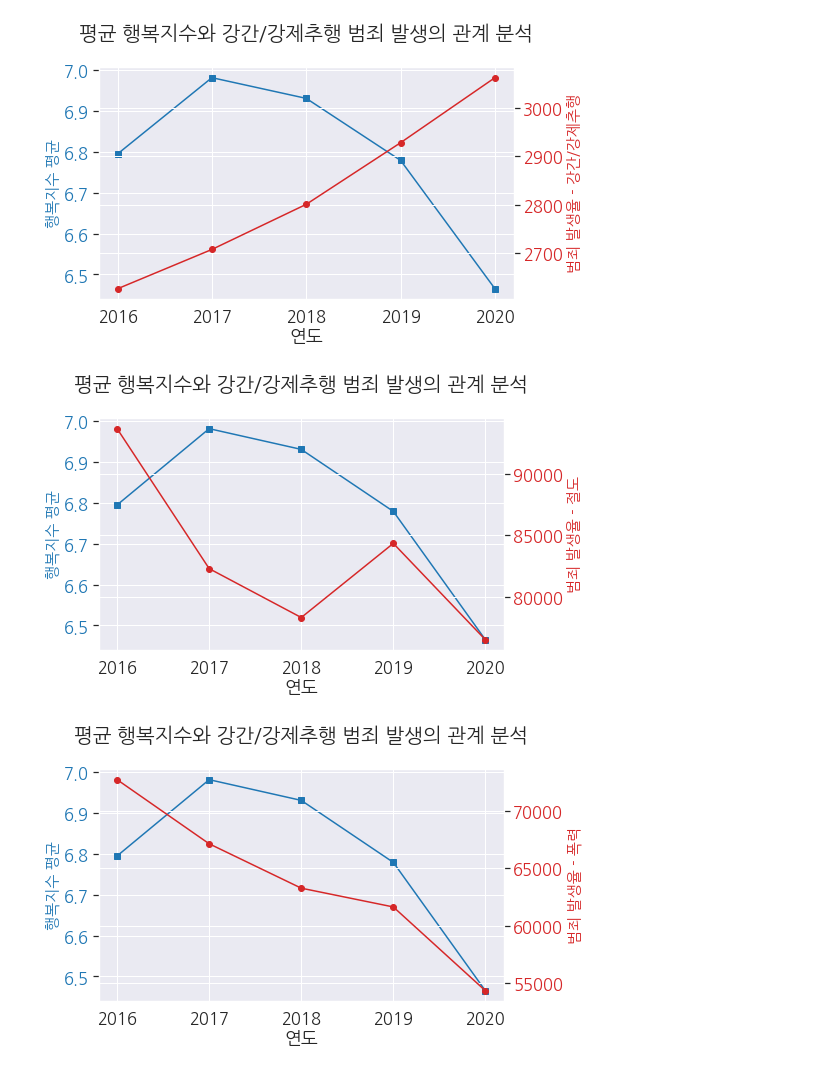
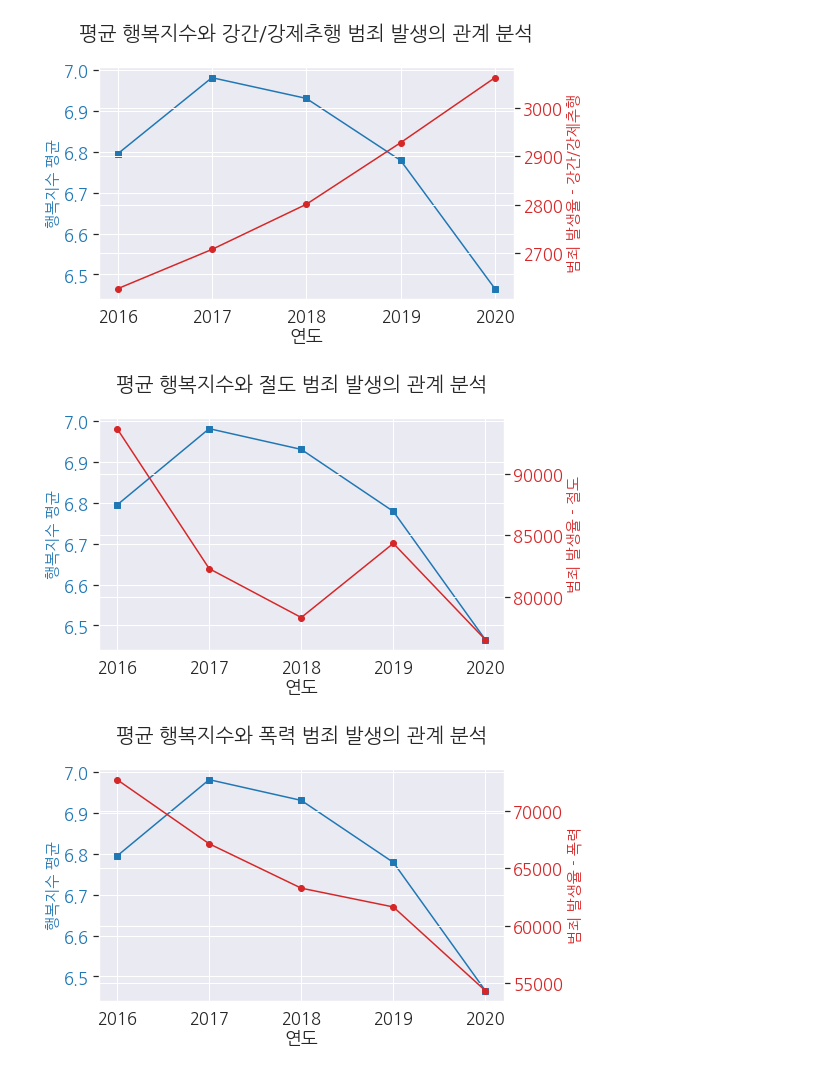
Before and after one commit to wndnjs2037/2022_BigDataProgramming, a Jupyter notebook: project/행복지수와_범죄율_꺾은선_그래프_시각화(2016_2020).ipynb, the cells around one changed output. Drawn from its saved outputs; the diff is of its cells as text; code cells hidden in the pictures.

```diff
--- a/project/행복지수와_범죄율_꺾은선_그래프_시각화(2016_2020).ipynb
+++ b/project/행복지수와_범죄율_꺾은선_그래프_시각화(2016_2020).ipynb
@@ -253,25 +253,25 @@ plt.show()
 # %%
 fig, ax1 = plt.subplots()
 color_1 = 'tab:blue'
-ax1.set_title('평균 행복지수와 강간/강제추행 범죄 발생의 관계 분석\n', fontsize=20)
+ax1.set_title('평균 행복지수와 절도 범죄 발생의 관계 분석\n', fontsize=20)
 ax1.set_xlabel('연도')
 ax1.set_ylabel('행복지수 평균', fontsize=15, color=color_1)
 ax1.plot(df.index, df.happiness_exponent_mean, marker='s', color=color_1)
 ax1.tick_params(axis='y', labelcolor=color_1)
 
 ax2 = ax1.twinx()
 color_2 = 'tab:red'
 ax2.set_ylabel('범죄 발생율 - 절도', fontsize=15, color=color_2)
 ax2.plot(df.index, df.burglary_all, marker='o', color=color_2)
 ax2.tick_params(axis='y', labelcolor=color_2)
 fig.tight_layout()
 plt.show()
 # %% [output]
-[figure, old version]
+[figure, new version]
 # %%
 fig, ax1 = plt.subplots()
 color_1 = 'tab:blue'
-ax1.set_title('평균 행복지수와 강간/강제추행 범죄 발생의 관계 분석\n', fontsize=20)
+ax1.set_title('평균 행복지수와 폭력 범죄 발생의 관계 분석\n', fontsize=20)
 ax1.set_xlabel('연도')
 ax1.set_ylabel('행복지수 평균', fontsize=15, color=color_1)
 ax1.plot(df.index, df.happiness_exponent_mean, marker='s', color=color_1)
@@ -285,4 +285,4 @@ ax2.tick_params(axis='y', labelcolor=color_2)
 fig.tight_layout()
 plt.show()
 # %% [output]
-[figure, old version]
+[figure, new version]
```
